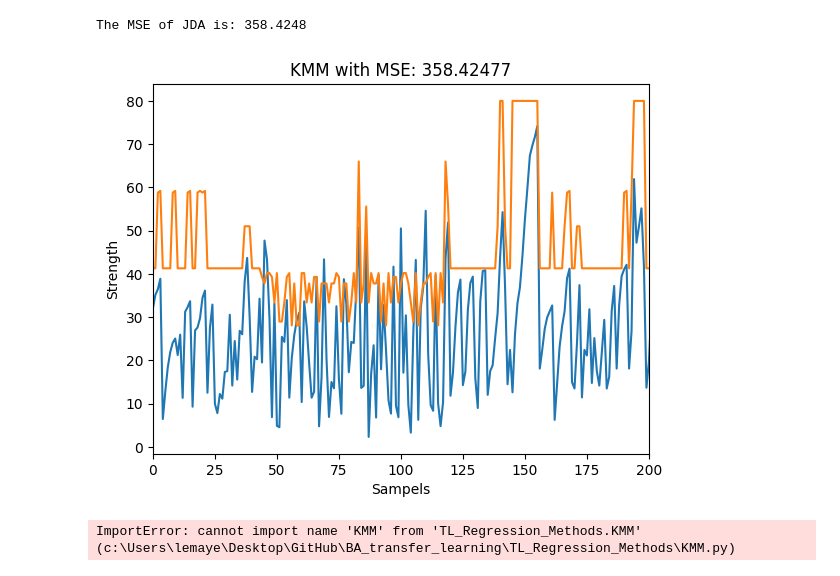
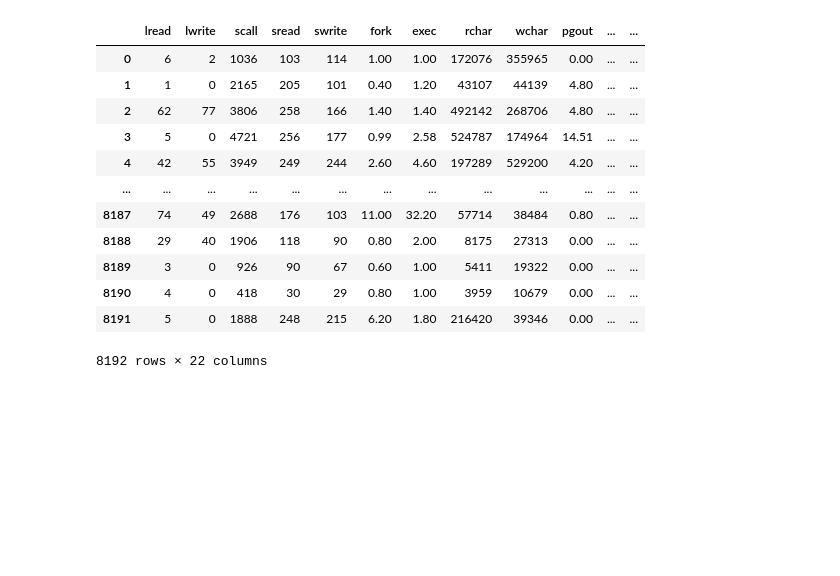
Before and after one commit to Malea-create/BA_transfer_learning, a Jupyter notebook: test.ipynb, the cells around one changed output. Drawn from its saved outputs; the diff is of its cells as text; code cells hidden in the pictures; blank space fills up the shorter version.

```diff
--- a/test.ipynb
+++ b/test.ipynb
@@ -7,14 +0,0 @@ import numpy as np
-# %%
-df = pd.read_csv("Concrete_Data_2.csv", ";")
-
-df = df.astype('float32')
-
-pd.options.display.float_format = '{:,.2f}'.format
-df.apply(lambda x: x.astype(int) if np.allclose(x, x.astype(int)) else x)
-df = df.drop(columns="6.00")
-
-df_src = df.loc[0:600,:]
-#print(df_src.head(), df_src.shape)
-
-df_tar = df.loc[601:1000,:]
-#print(df_tar.head(), df_tar.shape)
@@ -75,38 +0,0 @@ The accuracy of JDA is: 111.8814
-# %%
-from TL_Regression_Methods.CORAL import CORAL
-
-coral = CORAL()
-k = 1
-acc, ypre = coral.fit_predict(Xs, Ys, Xt, Yt, k)
-print(f'The MSE of JDA is: {acc:.4f}')
-
-plt.plot(Yt.reset_index(drop=True))
-plt.plot(ypre)
-plt.xlim(0, 200)
-plt.title('KMM with MSE: '+ str(acc))
-plt.xlabel('Sampels')
-plt.ylabel('Strength')
-plt.show()
-# %% [output]
-The MSE of JDA is: 358.4248
-[figure, removed]
-# %%
-from TL_Regression_Methods.KMM import KMM
-from sklearn.neighbors import KNeighborsRegressor
-from sklearn.metrics import mean_squared_error
-
-model = KNeighborsRegressor(n_neighbors=7)
-model.fit(Xs, Ys)
-Yt_pred = model.predict(Xt)
-acc = mean_squared_error(Yt, Yt_pred)
-print(f'MSE using KMM: {acc:.2f}')
-
-plt.plot(Yt.reset_index(drop=True))
-plt.plot(Yt_pred)
-plt.xlim(0, 200)
-plt.title('KMM with MSE: '+ str(acc))
-plt.xlabel('Sampels')
-plt.ylabel('Strength')
-plt.show()
-# %% [output]
-ImportError: cannot import name 'KMM' from 'TL_Regression_Methods.KMM' (c:\Users\lemaye\Desktop\GitHub\BA_transfer_learning\TL_Regression_Methods\KMM.py)
@@ -178,0 +1,19 @@ plt.show()
+# %%
+import pandas as pd
+
+df = pd.read_csv("data/LIACC/cpu_act_data.csv", ",")
+df
+# %% [output]
+|  | lread | lwrite | scall | sread | swrite | fork | exec | rchar | wchar | pgout | ... | ... |
+| 0 | 6 | 2 | 1036 | 103 | 114 | 1.00 | 1.00 | 172076 | 355965 | 0.00 | ... | ... |
+| 1 | 1 | 0 | 2165 | 205 | 101 | 0.40 | 1.20 | 43107 | 44139 | 4.80 | ... | ... |
+| 2 | 62 | 77 | 3806 | 258 | 166 | 1.40 | 1.40 | 492142 | 268706 | 4.80 | ... | ... |
+| 3 | 5 | 0 | 4721 | 256 | 177 | 0.99 | 2.58 | 524787 | 174964 | 14.51 | ... | ... |
+| 4 | 42 | 55 | 3949 | 249 | 244 | 2.60 | 4.60 | 197289 | 529200 | 4.20 | ... | ... |
+| ... | ... | ... | ... | ... | ... | ... | ... | ... | ... | ... | ... | ... |
+| 8187 | 74 | 49 | 2688 | 176 | 103 | 11.00 | 32.20 | 57714 | 38484 | 0.80 | ... | ... |
+| 8188 | 29 | 40 | 1906 | 118 | 90 | 0.80 | 2.00 | 8175 | 27313 | 0.00 | ... | ... |
+| 8189 | 3 | 0 | 926 | 90 | 67 | 0.60 | 1.00 | 5411 | 19322 | 0.00 | ... | ... |
+| 8190 | 4 | 0 | 418 | 30 | 29 | 0.80 | 1.00 | 3959 | 10679 | 0.00 | ... | ... |
+| 8191 | 5 | 0 | 1888 | 248 | 215 | 6.20 | 1.80 | 216420 | 39346 | 0.00 | ... | ... |
+8192 rows × 22 columns
```
Also changed, not shown: parts of 13 cells of this notebook, 37 other files.
